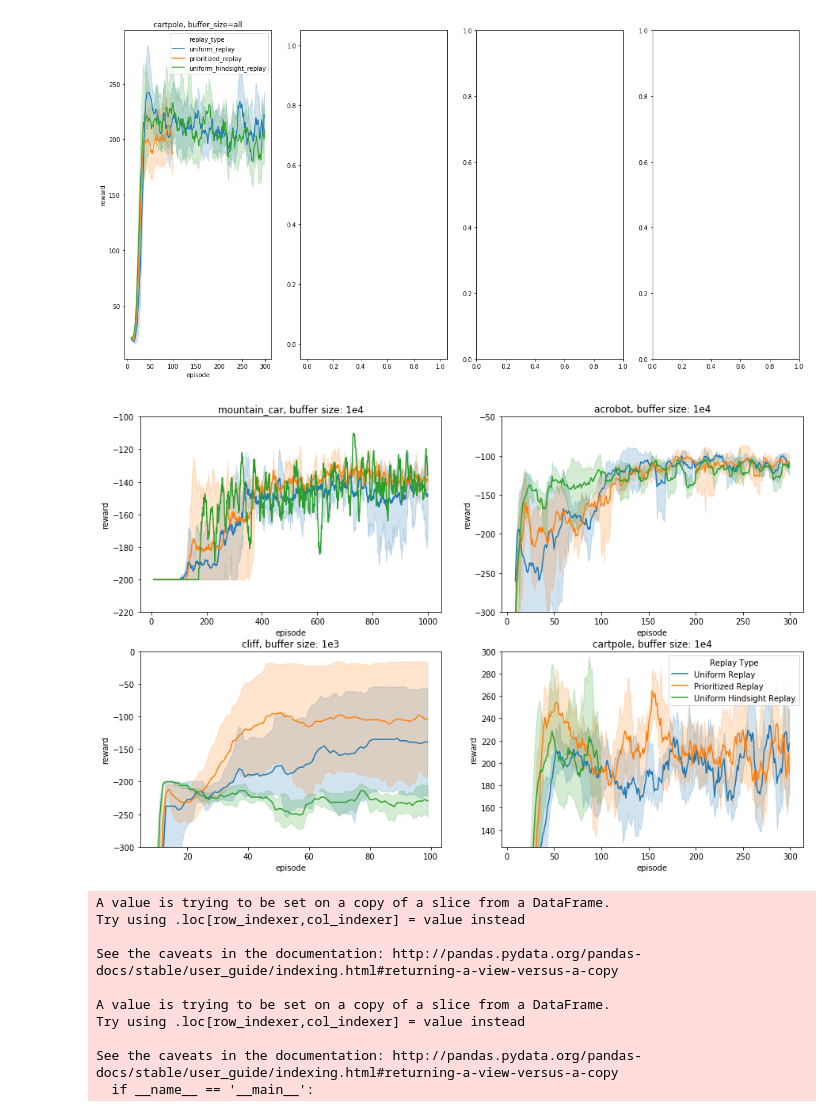
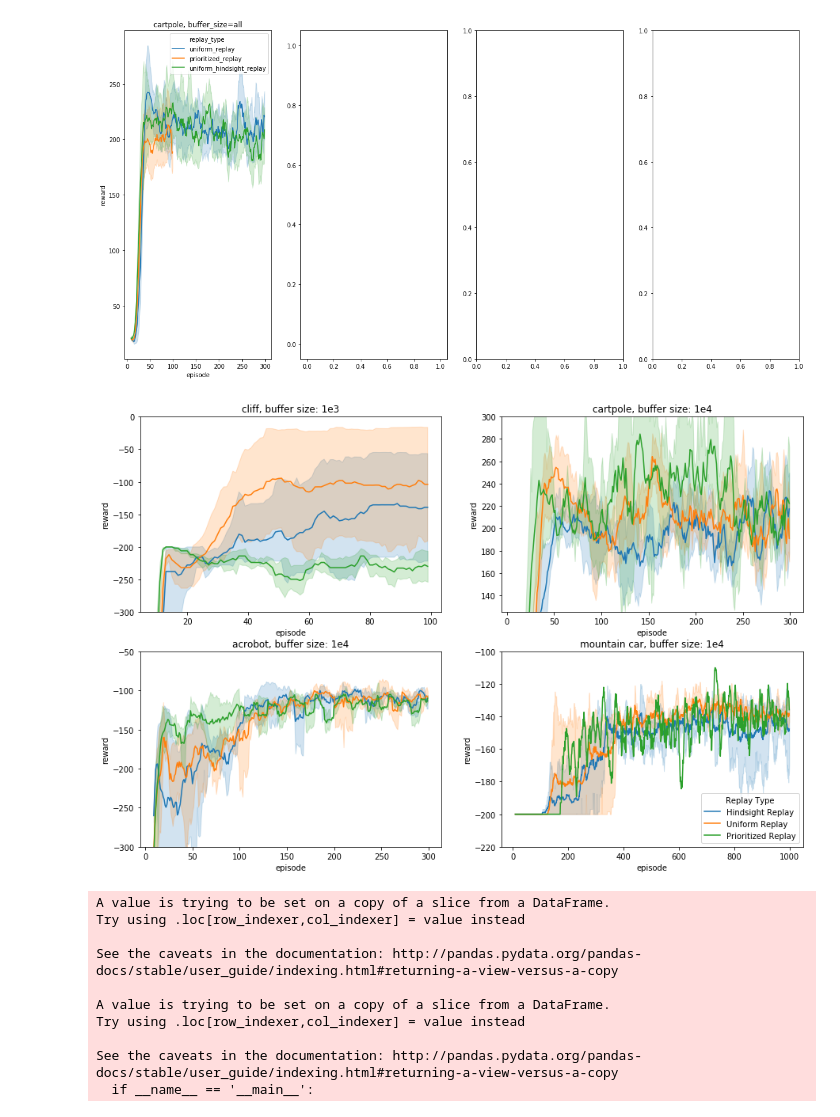
Before and after one commit to AxelBremer/RL_reprod, a Jupyter notebook: code/plot.ipynb, the cells around one changed output. Drawn from its saved outputs; the diff is of its cells as text; code cells hidden in the pictures.

Commit message:
Plot

```diff
--- a/code/plot.ipynb
+++ b/code/plot.ipynb
@@ -140,36 +140,37 @@ KeyboardInterrupt:
 # %%
 #
 fig, ax = plt.subplots(2, 2, figsize=(15, 10))
 
 y_limits = {
     'cliff': (-300, 0),
     'cartpole': (125, 300),
     'mountain_car': (-220, -100),
     'acrobot': (-300, -50),
 }
 buffers = {
     'buffer_10000': 'buffer size: 1e4',
     'buffer_1000': 'buffer size: 1e3'
 }
 
 indices = [(0, 0), (0, 1), (1, 0), (1, 1)]
-for index, env in zip(indices, scores['env'].unique()):
+envs = ['cliff', 'cartpole', 'acrobot', 'mountain_car']
+for index, env in zip(indices, envs):
 
     if env == 'cliff':
         buffer = 'buffer_1000'
         part = scores[(scores['env'] == env) & (scores['buffer_size'] == buffer)]
     else:
         buffer = 'buffer_10000'
         part = scores[(scores['env'] == env) & (scores['buffer_size'] == buffer)]
 
     sns.lineplot(ax=ax[index], data=part, x='episode', y='reward', hue='replay_type', legend=False)
-    ax[index].set_title(f"{env}, {buffers[buffer]}")
+    ax[index].set_title(f"{env.replace('_', ' ')}, {buffers[buffer]}")
     ax[index].set_ylim(*y_limits[env])
 
-plt.legend(title='Replay Type', loc='best', labels=['Uniform Replay', 'Prioritized Replay', 'Uniform Hindsight Replay'])
+plt.legend(title='Replay Type', loc='best', labels=['Hindsight Replay', 'Uniform Replay', 'Prioritized Replay'])
 plt.show()
 # %% [output]
-[figure, old version]
+[figure, new version]
 # %%
 labels = ['1e2', '1e3', '3e3', '1e4', '3e4', '1e6']
 for env in ['cliff']:
```
Also changed, not shown: parts of 1 cell of this notebook.
